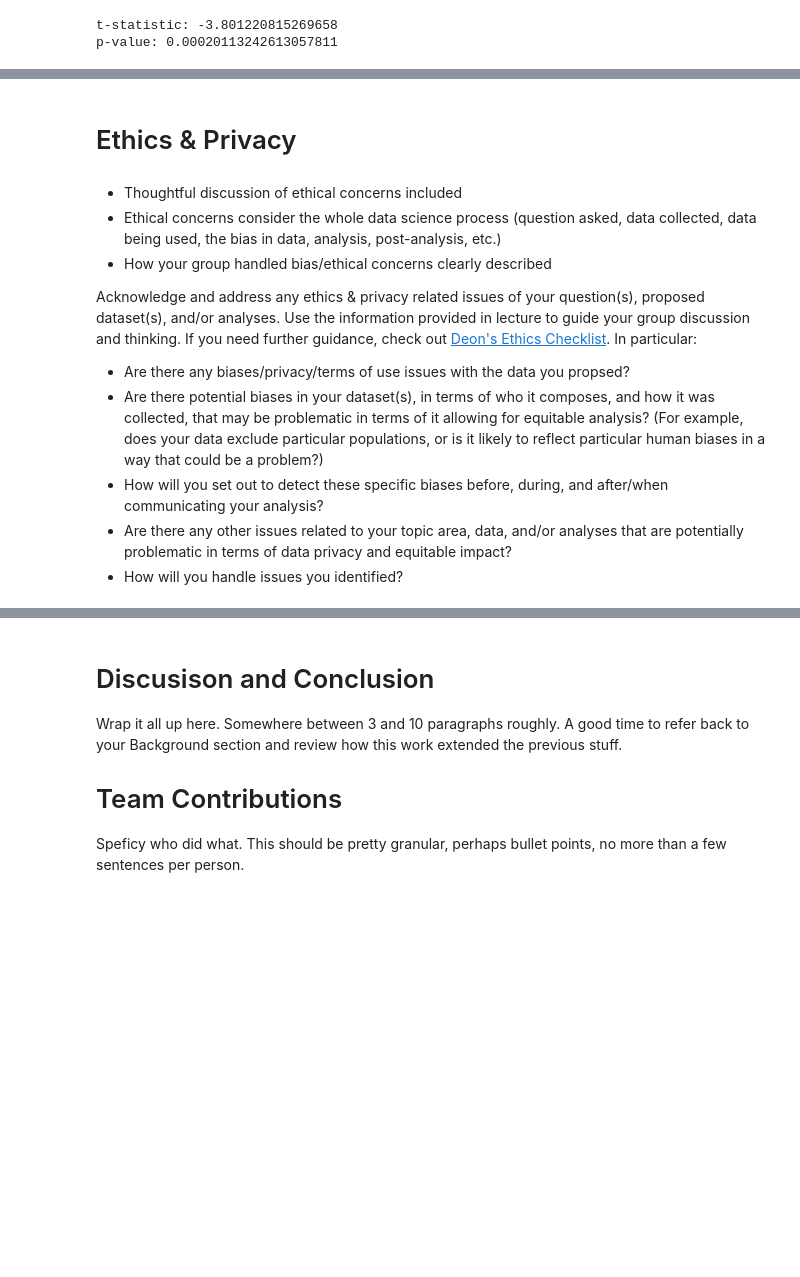
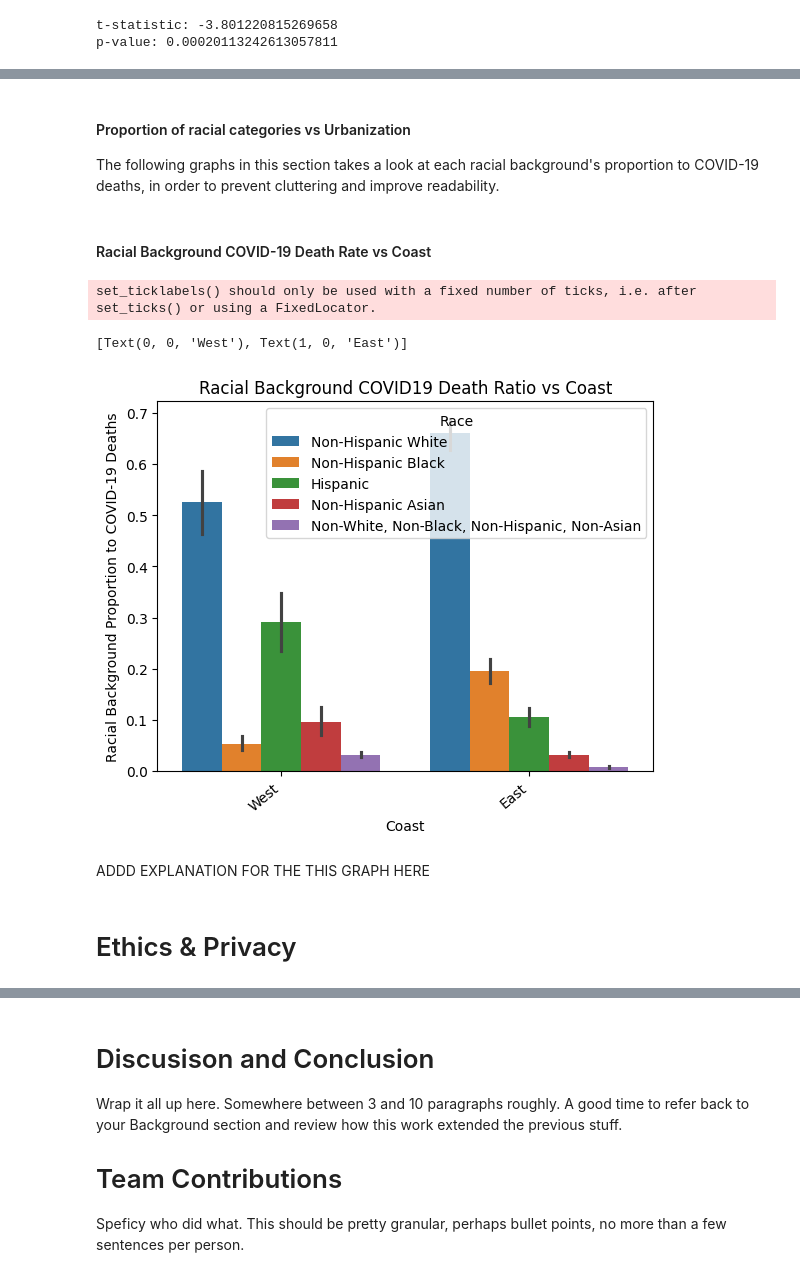
Before and after one commit to kshtwr/COVID-Mortality-Rate-in-Diverse-Cities, a Jupyter notebook: FinalProject_Group116_WI24.ipynb, the cells around one changed output, grey strips where cells are left out. Saved outputs shown, nothing was run; the diff lists cells and outputs as text; code cells hidden in the pictures; blank space fills up the shorter version.

```diff
--- a/FinalProject_Group116_WI24.ipynb
+++ b/FinalProject_Group116_WI24.ipynb
@@ -230,14 +353,24 @@ Some more words and stuff.  Remember notebooks work best if you interleave the c
+# %% [markdown]
+#### Proportion of racial categories vs Urbanization
+The following graphs in this section takes a look at each racial background's proportion to COVID-19 deaths, in order to prevent cluttering and improve readability.
+# %% [markdown]
+#### Racial Background COVID-19 Death Rate vs Coast
+# %%
+# Before we do any visualizations, we need to modify our dataframe such that instead of the racial background COVID-19 death ratios are in multiple columns, we will put it in a singular column
+dropped_columns = ['State', 'County Name', 'Total deaths', 'COVID-19 Deaths', 'Portion of Deaths due to COVID', 'Urban Rural Description', 'General Urbanization']
+df_clean = df.copy().drop(dropped_columns, axis = 1)
+dfm = pd.melt(df_clean, id_vars = ['Coast'], var_name = 'Race', value_name = 'Racial Background Proportion to COVID-19 Deaths')
+dfm.head()
+
+# Now we do the visualization here with our modified dataframe.
+barplot = sns.barplot(data = dfm, y = "Racial Background Proportion to COVID-19 Deaths", x = 'Coast', hue = 'Race')
+barplot.set_title('Racial Background COVID19 Death Ratio vs Coast')
+barplot.set_xticklabels(barplot.get_xticklabels(), rotation=40, ha="right")
+# %% [output]
+set_ticklabels() should only be used with a fixed number of ticks, i.e. after set_ticks() or using a FixedLocator.
+[Text(0, 0, 'West'), Text(1, 0, 'East')]
+[figure, added]
+# %% [markdown]
+ADDD EXPLANATION FOR THE THIS GRAPH HERE
 # %% [markdown]
 # Ethics & Privacy
-# %% [markdown]
-- Thoughtful discussion of ethical concerns included
-- Ethical concerns consider the whole data science process (question asked, data collected, data being used, the bias in data, analysis, post-analysis, etc.)
-- How your group handled bias/ethical concerns clearly described
-
-Acknowledge and address any ethics & privacy related issues of your question(s), proposed dataset(s), and/or analyses. Use the information provided in lecture to guide your group discussion and thinking. If you need further guidance, check out [Deon's Ethics Checklist](http://deon.drivendata.org/#data-science-ethics-checklist). In particular:
-
-- Are there any biases/privacy/terms of use issues with the data you propsed?
-- Are there potential biases in your dataset(s), in terms of who it composes, and how it was collected, that may be problematic in terms of it allowing for equitable analysis? (For example, does your data exclude particular populations, or is it likely to reflect particular human biases in a way that could be a problem?)
-- How will you set out to detect these specific biases before, during, and after/when communicating your analysis?
-- Are there any other issues related to your topic area, data, and/or analyses that are potentially problematic in terms of data privacy and equitable impact?
-- How will you handle issues you identified?
```
Also changed, not shown: parts of 24 cells of this notebook.
